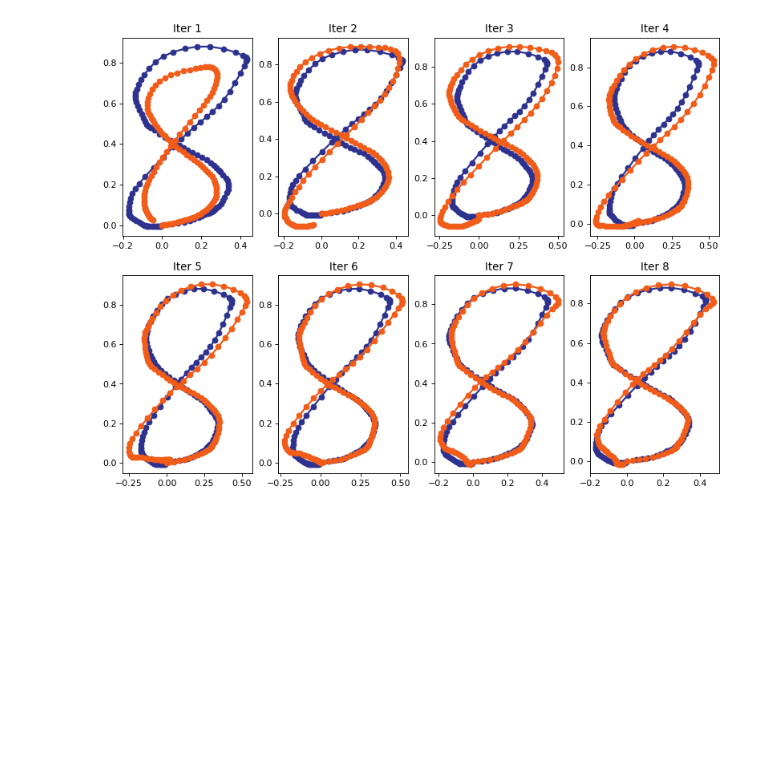
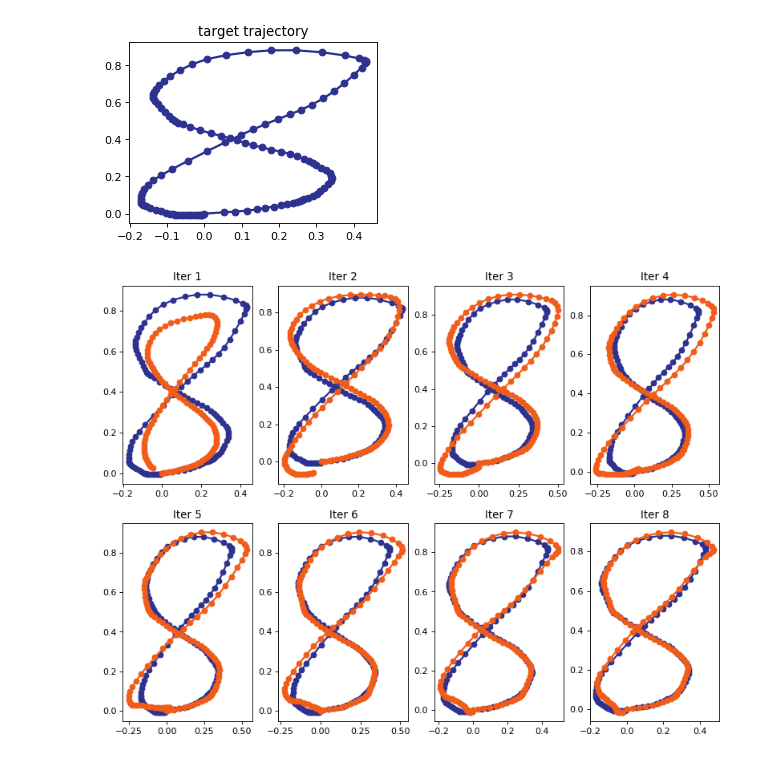
Before and after one commit to benjamin-recht/benjamin-recht.github.io, a Jupyter notebook: secret_playground/ILC_tracker.ipynb, the cells around one changed output. Saved outputs shown, nothing was run; the diff lists cells and outputs as text; code cells hidden in the pictures; blank space fills up the shorter version.

```diff
--- a/secret_playground/ILC_tracker.ipynb
+++ b/secret_playground/ILC_tracker.ipynb
@@ -28,4 +31,31 @@ def run_open_loop_control(A,B,C,x0,u,T):
             x = A.dot(x)
         y = np.hstack((y,C.dot(x)))
     return y[:,-T:]
+
+def simple_ILC_PD(target_data,k_P,k_D,n_iter,frame_rate):
+
+    output_store = []
+    u = np.zeros(target_data.shape)
+    for iter in range(n_iter):
+        # what do I actually observe with the current control?
+        y_act = run_open_loop_control(A,B,C,x0,u,T)
+        # what is the error between what I observe and the truth?
+        err = target_data-y_act
+        # error derivartive
+        err_diff = err-np.hstack((np.zeros((2,1)),err[:,0:(T-1)]))
+        # ILC Law:
+        u = u + k_P*err + k_D*err_diff
+
+        if np.mod(iter-1,frame_rate)==0:
+            output_store.append(y_act)
+    return output_store
+# %%
+output_store = simple_ILC_PD(target_data,k_P=0.0,k_D=0.1,n_iter=21,frame_rate=19)
+
+plt.figure(num=None, figsize=(4, 3), dpi=80)
+plt.plot(target_data[0,:], target_data[1,:], 'o-',color=colors[0],linewidth=linewidth)
+plt.title('target trajectory')
+plt.show()
+# %% [output]
+[figure, added]
 # %%
```
Also changed, not shown: parts of 3 cells of this notebook, 1 other file.
